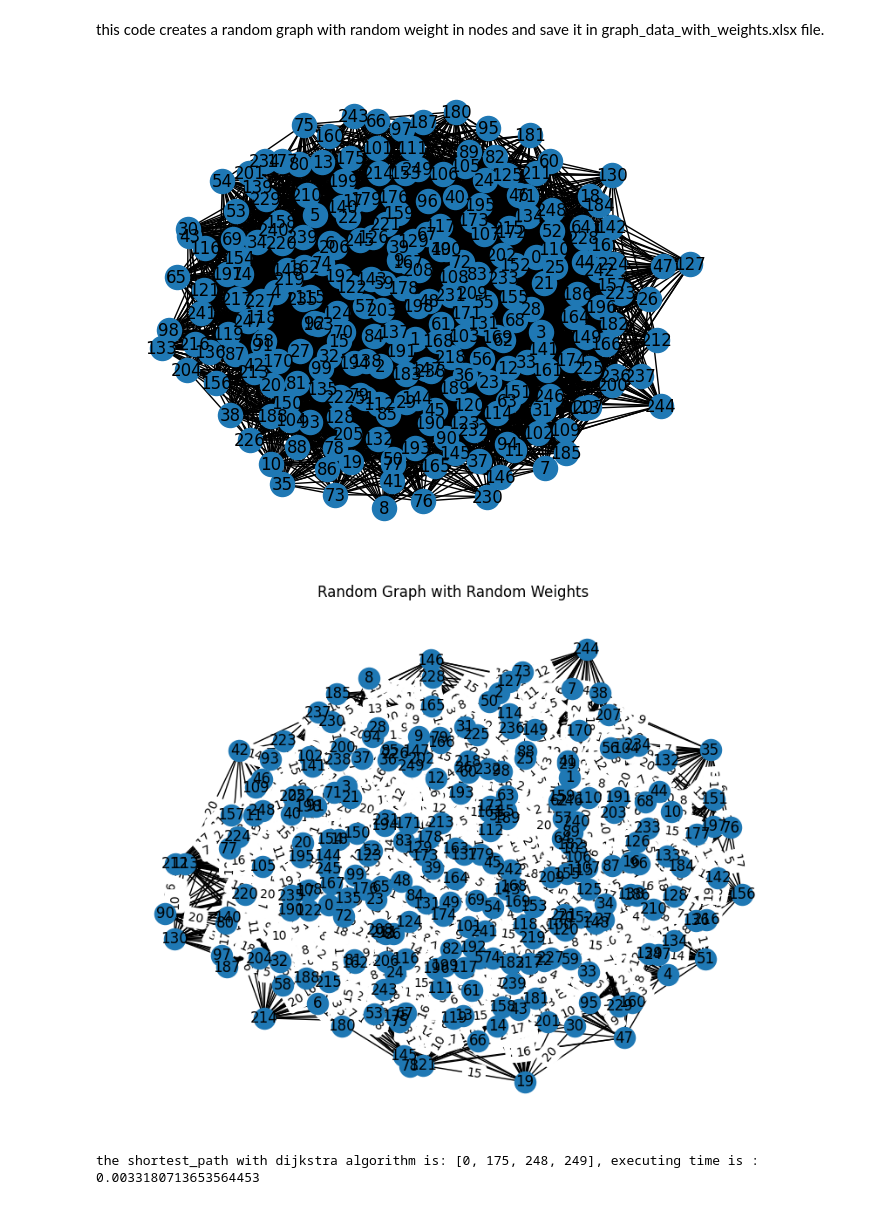
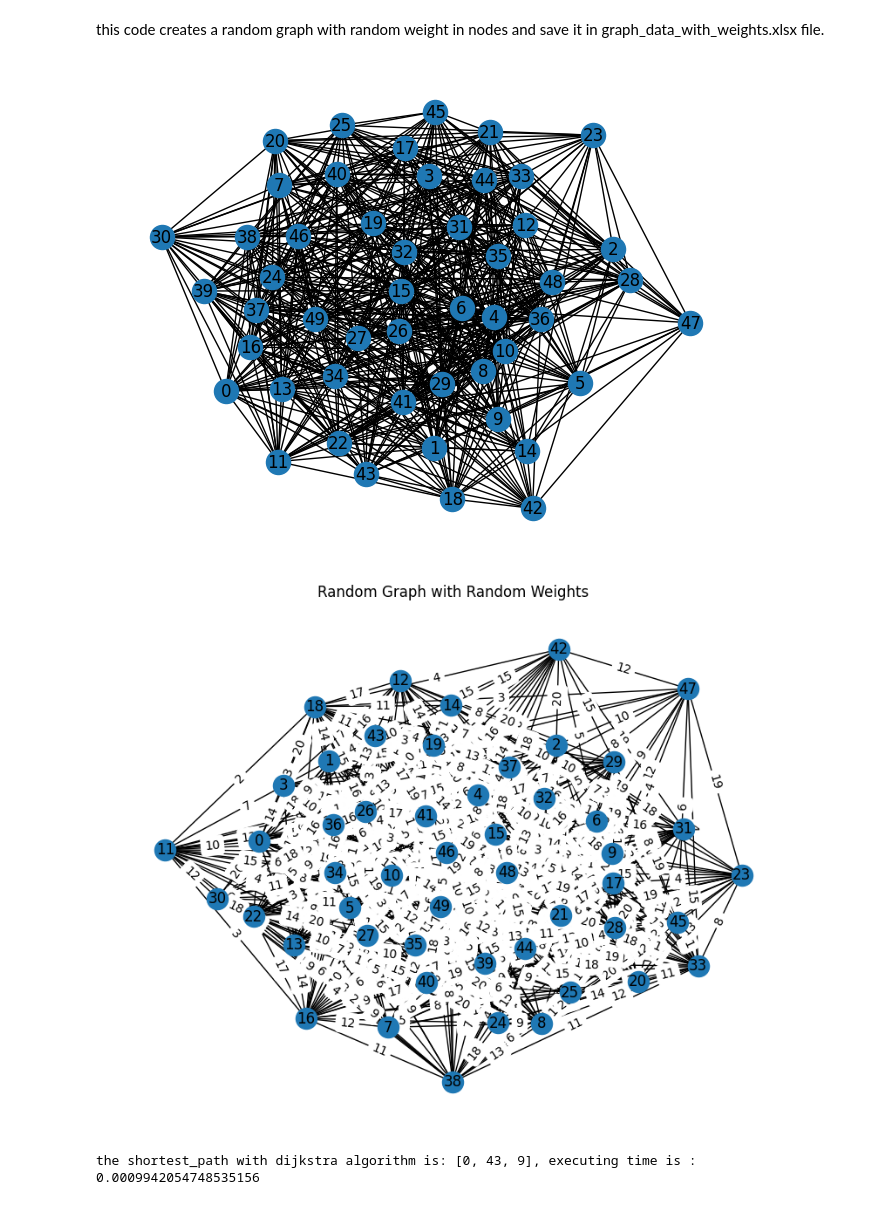
Before and after one commit to ssjd08/path-finding-with-Q-learning-reinforcement-learning-, a Jupyter notebook: random.ipynb, the cells around one changed output. Saved outputs shown, nothing was run; the diff lists cells and outputs as text; code cells hidden in the pictures.

```diff
--- a/random.ipynb
+++ b/random.ipynb
@@ -9,14 +9,14 @@ import time
 # %%
 # Generate a random Erdős-Rényi graph with n nodes and probability p
 n = int(input("please enter the nodes number:")) # Number of nodes
-p = 0.15  # Probability of edge creation
+p = 0.5  # Probability of edge creation
 
 random_graph = nx.erdos_renyi_graph(n, p)
 # Plot the graph
 nx.draw(random_graph, with_labels=True)
 plt.show()
 # %% [output]
-[figure, old version]
+[figure, new version]
 # %%
 #generate random wieght for nodes
 for (u, v) in random_graph.edges():
@@ -33,11 +33,11 @@ nx.draw_networkx_edge_labels(random_graph, pos, edge_labels=edge_labels)
 plt.title("Random Graph with Random Weights")
 plt.show()
 # %% [output]
-[figure, old version]
+[figure, new version]
 # %%
 #finding the shortest path with dijkstra algorithm
 sorce = 0
-dest = 249
+dest = 9
 
 start_time = time.time()
 
@@ -47,7 +47,7 @@ end_time = time.time()
 executing_time = end_time - start_time
 print(f"the shortest_path with dijkstra algorithm is: {shortest_path}, executing time is : {executing_time}")
 # %% [output]
-the shortest_path with dijkstra algorithm is: [0, 175, 248, 249], executing time is : 0.0033180713653564453
+the shortest_path with dijkstra algorithm is: [0, 43, 9], executing time is : 0.0009942054748535156
 # %%
 #make dataframe from graph
 edges = pd.DataFrame(random_graph.edges(data=True), columns=['Source', 'Destination', 'data'])
```
Also changed, not shown: parts of 1 cell of this notebook, 5 other files.
